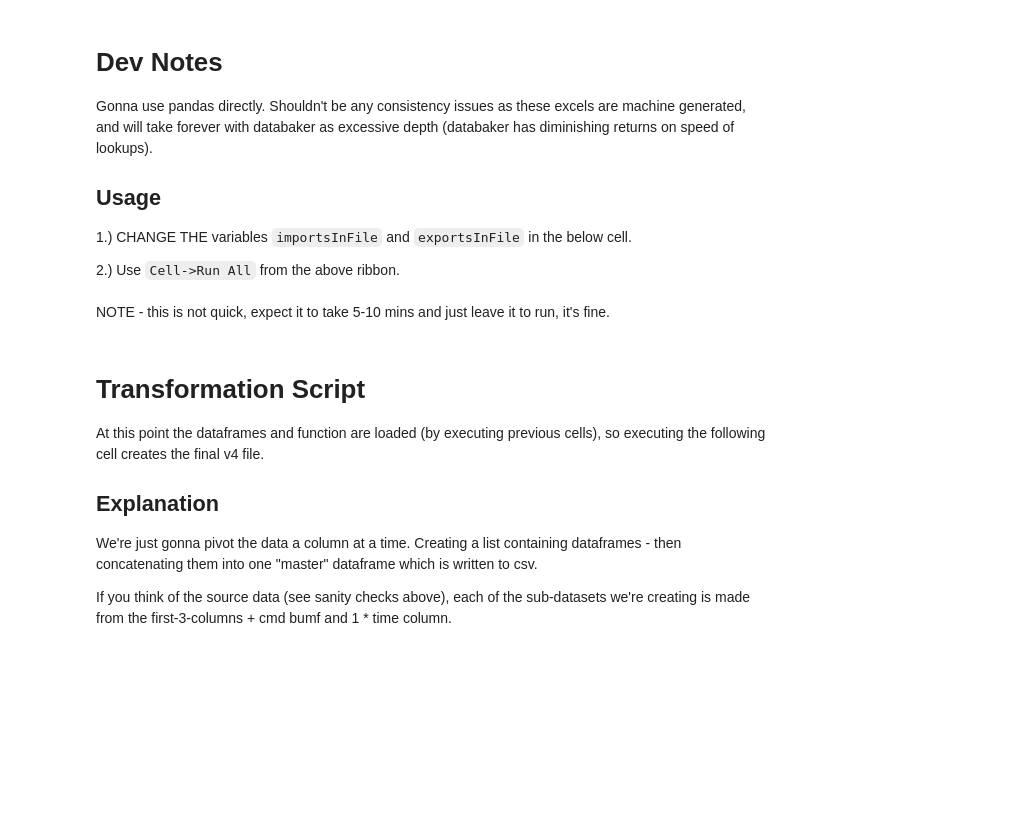
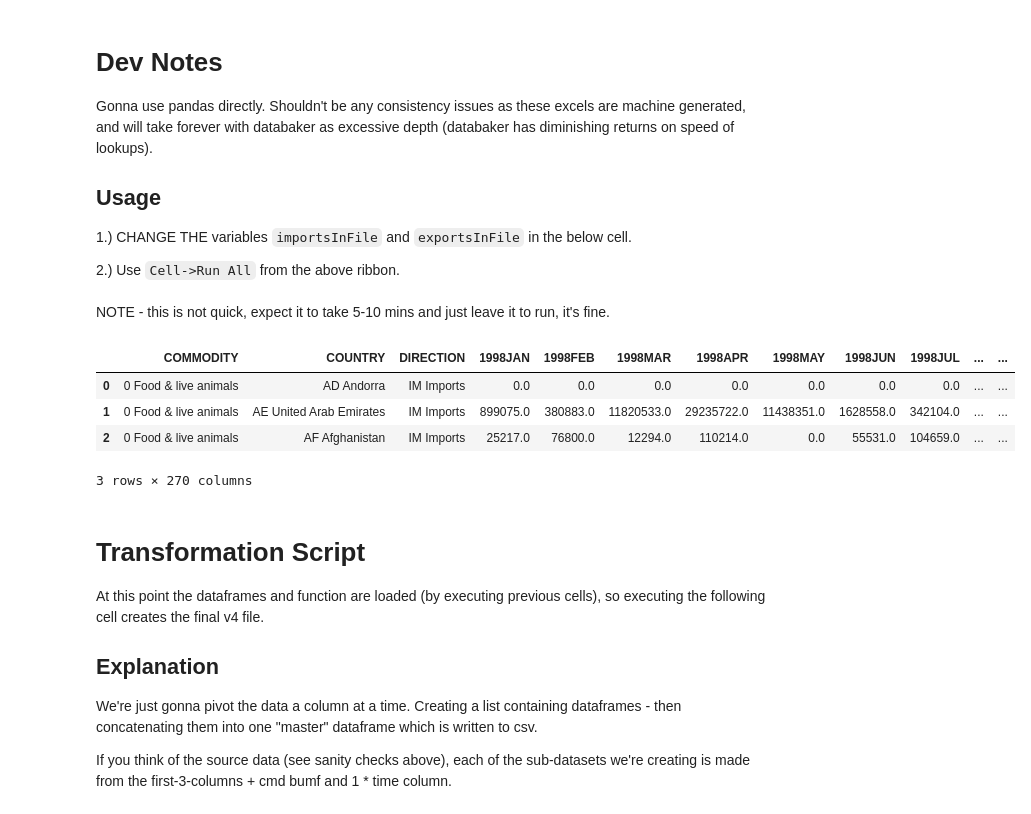
Before and after one commit to GSS-Cogs/cmd-trade, a Jupyter notebook: makeV4_trade.ipynb, the cells around one changed output. Saved outputs shown, nothing was run; the diff lists cells and outputs as text; code cells hidden in the pictures; blank space fills up the shorter version.

```diff
--- a/makeV4_trade.ipynb
+++ b/makeV4_trade.ipynb
@@ -17,27 +17,33 @@ NOTE - this is not quick, expect it to take 5-10 mins and just leave it to run,
 # %%
 
 import pandas as pd
 from databakerUtils.v4Functions import v4Integers
 import requests
 
 # ###########################
 # CHANGE INPUT FILENAMES HERE
 # ###########################
 
-importsInFile = "Country by commodity imports - v2.xlsx"
-exportsInFile = "Country by commodity exports - v2.xlsx"
+importsInFile = "Country by commodity Imports final.xlsx"
+exportsInFile = "Country by commodity Exports final.xlsx"
 
 dfI = pd.read_excel(importsInFile, 'Country by Commodity Import')   # create imports dataframe
 dfE = pd.read_excel(exportsInFile, 'Country by Commodity Export')   # create exports dataframe
 
 #BA have added a key at the bottom...
 #next two lines needed if script returns an error - unhash the lines
 #dfI = dfI.dropna()
 #dfE = dfE.dropna()
 
 
 # Sanity check imports dataframe - literally just so we can eyeball the first three lines.
 dfI[:3]
+# %% [output]
+|  | COMMODITY | COUNTRY | DIRECTION | 1998JAN | 1998FEB | 1998MAR | 1998APR | 1998MAY | 1998JUN | 1998JUL | ... | ... |
+| 0 | 0 Food & live animals | AD Andorra | IM Imports | 0.0 | 0.0 | 0.0 | 0.0 | 0.0 | 0.0 | 0.0 | ... | ... |
+| 1 | 0 Food & live animals | AE United Arab Emirates | IM Imports | 899075.0 | 380883.0 | 11820533.0 | 29235722.0 | 11438351.0 | 1628558.0 | 342104.0 | ... | ... |
+| 2 | 0 Food & live animals | AF Afghanistan | IM Imports | 25217.0 | 76800.0 | 12294.0 | 110214.0 | 0.0 | 55531.0 | 104659.0 | ... | ... |
+3 rows × 270 columns
 # %%
 # Sanity check exports dataframe - literally just so we can eyeball the first three lines.
 dfE[:3]
```
Also changed, not shown: parts of 2 cells of this notebook.
